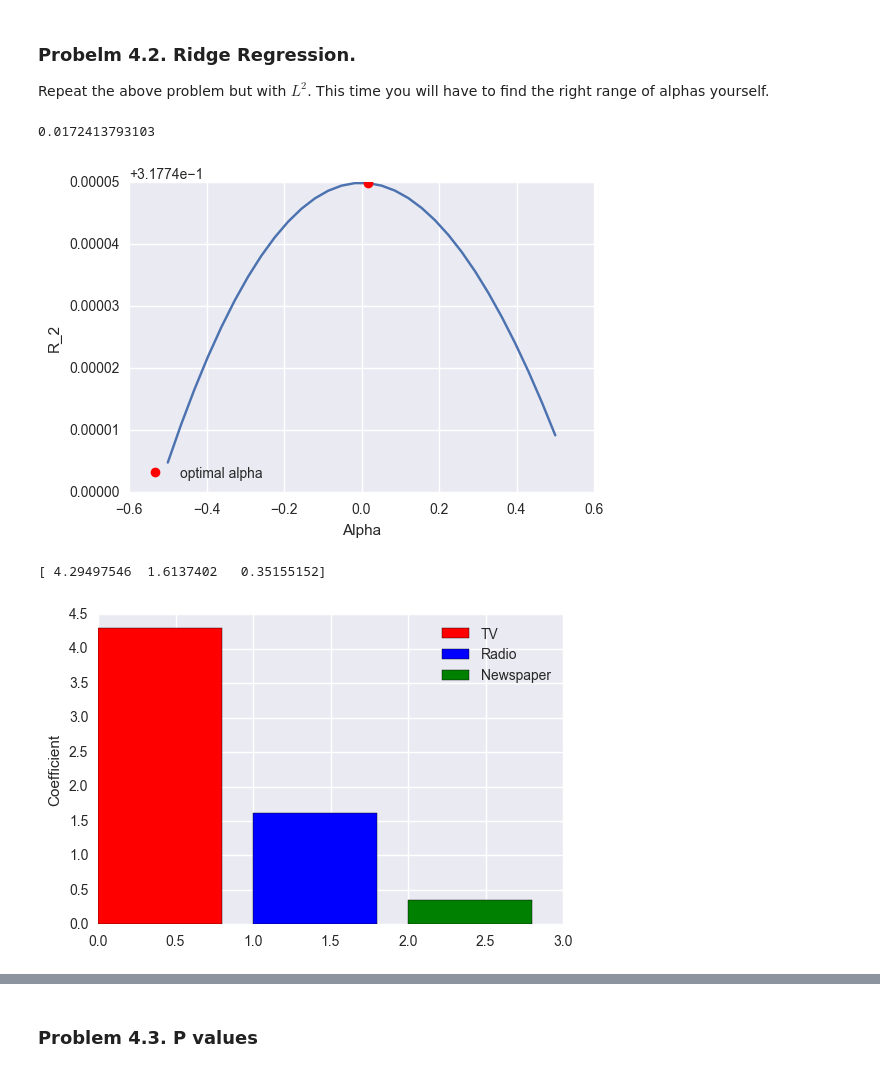
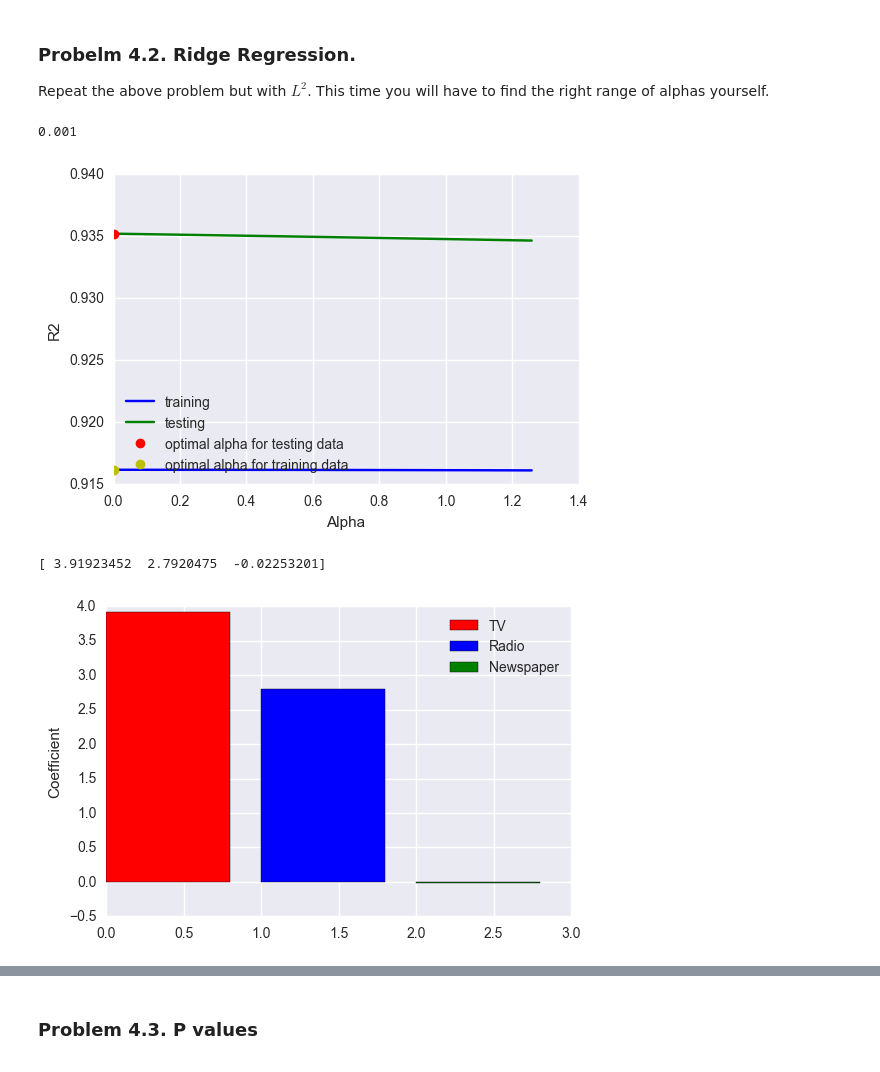
Before and after one commit to Columbia-Intro-Data-Science/python-introduction-Ray950611, a Jupyter notebook: hw1_part2_rd2622.ipynb, the cells around one changed output, grey strips where cells are left out. Saved outputs shown, nothing was run; the diff lists cells and outputs as text; code cells hidden in the pictures.

```diff
--- a/hw1_part2_rd2622.ipynb
+++ b/hw1_part2_rd2622.ipynb
@@ -270,5 +270,17 @@ b) Using the optimal constant, plot the feature coefficients - which one seems t
 
 c) Now repeat the above, but take an average off 5 folds using cross validation. Do a boxplot of the coefficients
 and their range of values.
+# %%
+import pandas as pd
+import pylab as plt
+import seaborn
+from sklearn.linear_model import LinearRegression
+import numpy.random as nprnd
+import random
+import json
+pd.set_option('display.max_columns', 500)
+%matplotlib inline
+
+df = pd.read_csv('http://www-bcf.usc.edu/~gareth/ISL/Advertising.csv', index_col=0)
 # %%
 from sklearn.linear_model import Lasso
@@ -296,6 +333,6 @@ plt.show()
 # %%
 #part(b)
-regr = Lasso(alpha = 0.001)
+regr = Lasso(alpha = 0.04)
 regr.fit(X,y)
 coef = regr.coef_
 print coef
@@ -353,39 +390,45 @@ Repeat the above problem but with $L^2$. This time you will have to find the rig
 # %%
 from sklearn.linear_model import Ridge
 #part(a)
-alphas = np.linspace(-0.5,0.5,30)
-r_square = []
+alphas = np.logspace(-3,0.1,300)
+r_square_train = []
+r_square_test = []
 for a in alphas:
     regr = Ridge(alpha = a)
-    regr.fit(X,y)
-    r_2 = regr.score(X,y)
-    r_square.append(r_2)
-plt.plot(alphas, r_square)
-loc_max = r_square.index(max(r_square))
-plt.plot(alphas[loc_max],r_square[loc_max],'ro',label='optimal alpha')
+    regr.fit(X_train,y_train)
+    r2_train = regr.score(X_train,y_train)
+    r2_test = regr.score(X_test,y_test)
+    r_square_train.append(r2_train)
+    r_square_test.append(r2_test)
+plt.plot(alphas, r_square_train,'b',label='training')
+plt.plot(alphas,r_square_test,'g',label='testing')
+loc_test_max = r_square_test.index(max(r_square_test))
+loc_train_max = r_square_train.index(max(r_square_train))
+plt.plot(alphas[loc_test_max],r_square_test[loc_test_max],'ro',label='optimal alpha for testing data')
+plt.plot(alphas[loc_train_max],r_square_train[loc_train_max],'yo',label='optimal alpha for training data')
+print alphas[loc_test_max]
 plt.xlabel("Alpha")
-plt.ylabel("R_2")
+plt.ylabel("R2")
 plt.legend(loc='lower left')
-print alphas[loc_max]
 plt.show()
 # %% [output]
-0.0172413793103
+0.001
-[figure, old version]
+[figure, new version]
 # %%
 #part(b) choosing alpha = 0
-regr = Ridge(alpha = 0.017)
+regr = Ridge(alpha = 0.001)
 regr.fit(X,y)
 coef = regr.coef_
 print coef
 plt.bar(0,coef[0],color='r',label='TV')
 plt.bar(1,coef[1],color='b',label='Radio')
 plt.bar(2,coef[2],color='g',label='Newspaper')
 plt.legend()
 plt.ylabel("Coefficient")
 plt.show()
 # %% [output]
-[ 4.29497546  1.6137402   0.35155152]
+[ 3.91923452  2.7920475  -0.02253201]
-[figure, old version]
+[figure, new version]
 # %%
 #part(c)
 Index = range(int(len(df)))
```
Also changed, not shown: parts of 9 cells of this notebook.
